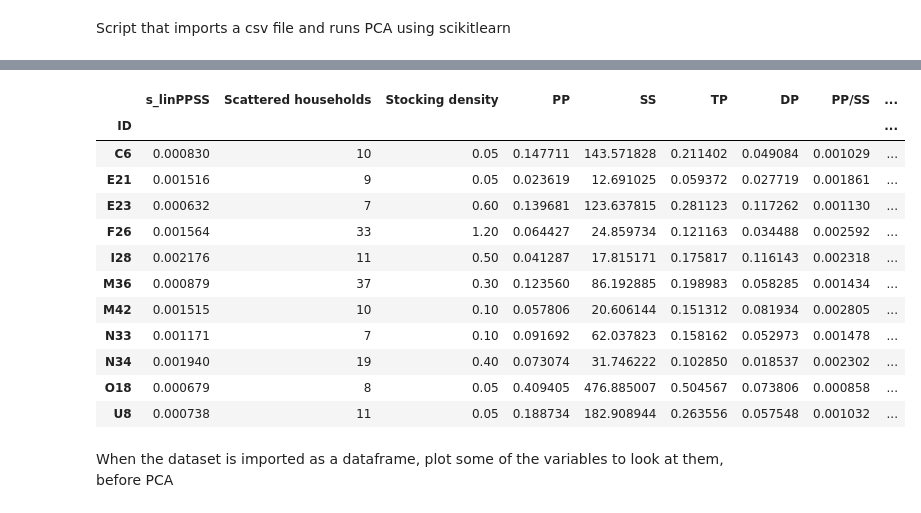
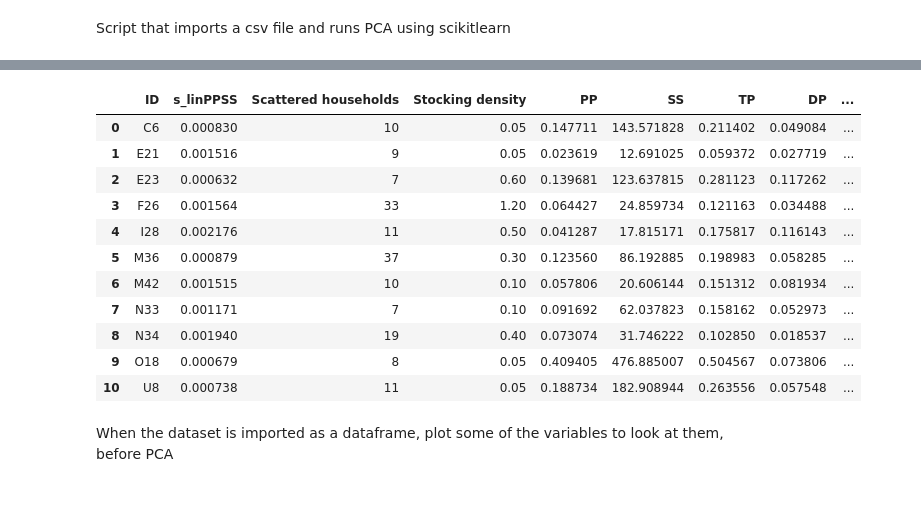
Before and after one commit to SaraSandstrom/pythoncourse, a Jupyter notebook: pcatest.ipynb, the cells around one changed output, grey strips where cells are left out. Saved outputs shown, nothing was run; the diff lists cells and outputs as text; code cells hidden in the pictures.

```diff
--- a/pcatest.ipynb
+++ b/pcatest.ipynb
@@ -10,6 +10,6 @@ import pandas as pd
 # %%
 #import the csv file to be used for analysis using pandas
 # set the first column (ID) as index column
-data = pd.read_csv("dataforpca.csv", index_col=0)
+data = pd.read_csv("dataforpca.csv")
 data
 # %% [output]
@@ -30,23 +29,22 @@ data
 # %%
 #create a subset of the dataframe that contains the variables I want to analyze
-data1 = data[['s_linPPSS','Scattered households', 'Stocking density', 'PP', 'SS', 'TP',
+data1 = data[['ID','s_linPPSS','Scattered households', 'Stocking density', 'PP', 'SS', 'TP',
              'DP', 'PP/SS', 'PP/TP', 'P-AL_average', 'Clay_average', 'Ley', 'Cereals & Rape',
              'Mixed crops', 'Agricultural land', 'Silt_average']]
 data1
 # %% [output]
-|  | s_linPPSS | Scattered households | Stocking density | PP | SS | TP | DP | PP/SS | ... |
-| ID |  |  |  |  |  |  |  |  | ... |
-| C6 | 0.000830 | 10 | 0.05 | 0.147711 | 143.571828 | 0.211402 | 0.049084 | 0.001029 | ... |
-| E21 | 0.001516 | 9 | 0.05 | 0.023619 | 12.691025 | 0.059372 | 0.027719 | 0.001861 | ... |
-| E23 | 0.000632 | 7 | 0.60 | 0.139681 | 123.637815 | 0.281123 | 0.117262 | 0.001130 | ... |
-| F26 | 0.001564 | 33 | 1.20 | 0.064427 | 24.859734 | 0.121163 | 0.034488 | 0.002592 | ... |
-| I28 | 0.002176 | 11 | 0.50 | 0.041287 | 17.815171 | 0.175817 | 0.116143 | 0.002318 | ... |
-| M36 | 0.000879 | 37 | 0.30 | 0.123560 | 86.192885 | 0.198983 | 0.058285 | 0.001434 | ... |
-| M42 | 0.001515 | 10 | 0.10 | 0.057806 | 20.606144 | 0.151312 | 0.081934 | 0.002805 | ... |
-| N33 | 0.001171 | 7 | 0.10 | 0.091692 | 62.037823 | 0.158162 | 0.052973 | 0.001478 | ... |
-| N34 | 0.001940 | 19 | 0.40 | 0.073074 | 31.746222 | 0.102850 | 0.018537 | 0.002302 | ... |
-| O18 | 0.000679 | 8 | 0.05 | 0.409405 | 476.885007 | 0.504567 | 0.073806 | 0.000858 | ... |
-| U8 | 0.000738 | 11 | 0.05 | 0.188734 | 182.908944 | 0.263556 | 0.057548 | 0.001032 | ... |
+|  | ID | s_linPPSS | Scattered households | Stocking density | PP | SS | TP | DP | ... |
+| 0 | C6 | 0.000830 | 10 | 0.05 | 0.147711 | 143.571828 | 0.211402 | 0.049084 | ... |
+| 1 | E21 | 0.001516 | 9 | 0.05 | 0.023619 | 12.691025 | 0.059372 | 0.027719 | ... |
+| 2 | E23 | 0.000632 | 7 | 0.60 | 0.139681 | 123.637815 | 0.281123 | 0.117262 | ... |
+| 3 | F26 | 0.001564 | 33 | 1.20 | 0.064427 | 24.859734 | 0.121163 | 0.034488 | ... |
+| 4 | I28 | 0.002176 | 11 | 0.50 | 0.041287 | 17.815171 | 0.175817 | 0.116143 | ... |
+| 5 | M36 | 0.000879 | 37 | 0.30 | 0.123560 | 86.192885 | 0.198983 | 0.058285 | ... |
+| 6 | M42 | 0.001515 | 10 | 0.10 | 0.057806 | 20.606144 | 0.151312 | 0.081934 | ... |
+| 7 | N33 | 0.001171 | 7 | 0.10 | 0.091692 | 62.037823 | 0.158162 | 0.052973 | ... |
+| 8 | N34 | 0.001940 | 19 | 0.40 | 0.073074 | 31.746222 | 0.102850 | 0.018537 | ... |
+| 9 | O18 | 0.000679 | 8 | 0.05 | 0.409405 | 476.885007 | 0.504567 | 0.073806 | ... |
+| 10 | U8 | 0.000738 | 11 | 0.05 | 0.188734 | 182.908944 | 0.263556 | 0.057548 | ... |
 # %% [markdown]
 When the dataset is imported as a dataframe, plot some of the variables to look at them, before PCA
 # %%
```
Also changed, not shown: parts of 4 cells of this notebook.
